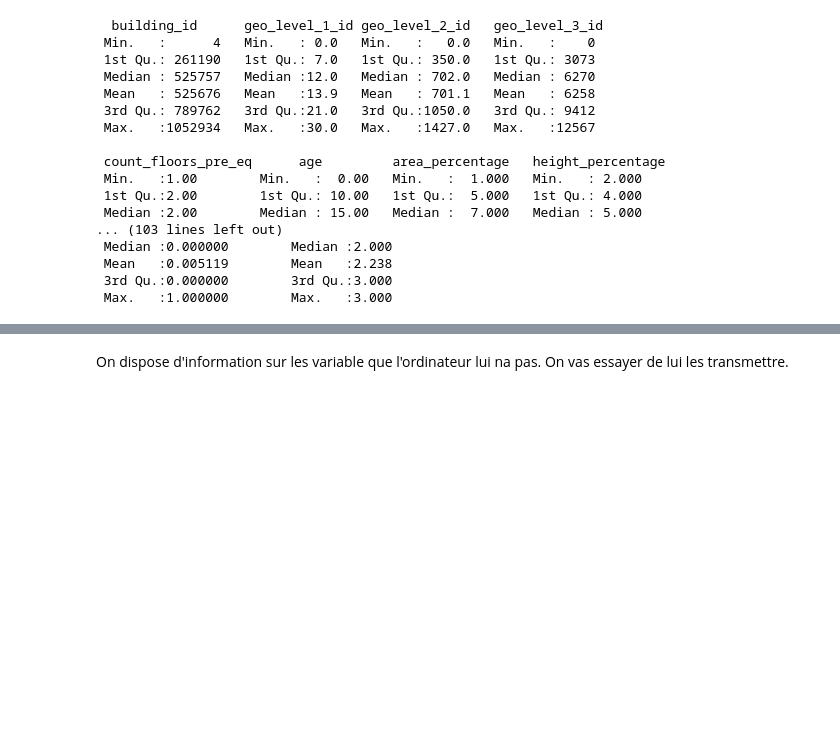
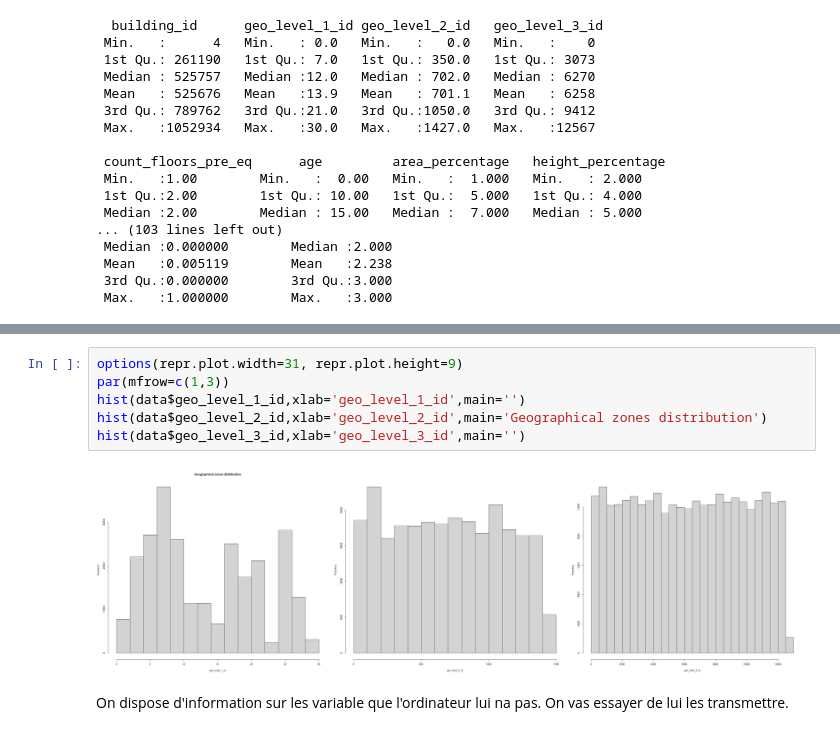
Before and after one commit to bikostet/richter-s-predictor-group-42, a Jupyter notebook: 0_Data Pre-processing .ipynb, the cells around one changed output, grey strips where cells are left out. Drawn from its saved outputs; the diff is of its cells as text; blank space fills up the shorter version.

```diff
--- a/0_Data Pre-processing .ipynb
+++ b/0_Data Pre-processing .ipynb
@@ -107,3 +165,11 @@ ERROR: Error in summarize(., across(everything(), list(n_distinct)), ): impossib
+# %%
+options(repr.plot.width=31, repr.plot.height=9)
+par(mfrow=c(1,3))
+hist(data$geo_level_1_id,xlab='geo_level_1_id',main='')
+hist(data$geo_level_2_id,xlab='geo_level_2_id',main='Geographical zones distribution')
+hist(data$geo_level_3_id,xlab='geo_level_3_id',main='')
+# %% [output]
+[figure, added]
 # %% [markdown]
 On dispose d'information sur les variable que l'ordinateur lui na pas.
 On vas essayer de lui les transmettre.
```
Also changed, not shown: parts of 7 cells of this notebook, 2 other files.
